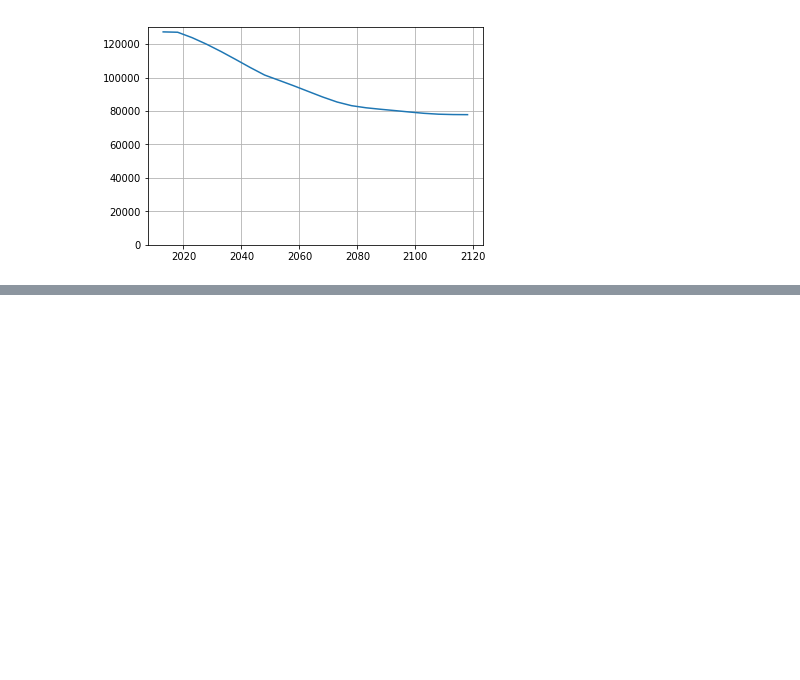
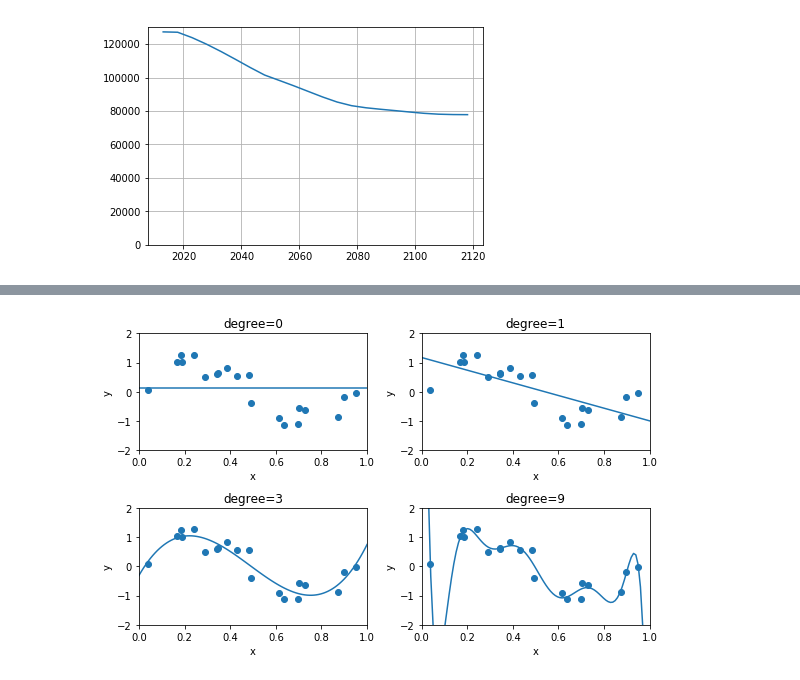
Before and after one commit to devkunii/knowledge, a Jupyter notebook: Python/12_Pythonとデータサイエンス/12_Pythonとデータサイエンス.ipynb, the cells around one changed output, grey strips where cells are left out. Saved outputs shown, nothing was run; the diff lists cells and outputs as text; code cells hidden in the pictures; blank space fills up the shorter version.

```diff
--- a/Python/12_Pythonとデータサイエンス/12_Pythonとデータサイエンス.ipynb
+++ b/Python/12_Pythonとデータサイエンス/12_Pythonとデータサイエンス.ipynb
@@ -338,0 +370,24 @@ plt.grid(True)
+# %%
+from sklearn.linear_model import LinearRegression
+from sklearn.preprocessing import PolynomialFeatures
+from sklearn.pipeline import make_pipeline
+
+# 2×2のグラフを描く準備をする
+fig, axs = plt.subplots(2, 2, figsize=(8, 5))
+
+# 次数0, 1, 3, 9について学習した結果を表示
+for ax, deg in zip(axs.ravel(), [0, 1, 3, 9]):
+    # パイプラインを作る
+    e = make_pipeline(PolynomialFeatures(deg), LinearRegression())
+    # 学習セットで学習をする
+    e.fit(x_train, y_train)
+    # 元のxを与えて予測
+    px = e.predict(x_orig[:, np.newaxis])
+    # 予測結果のグラフとテストデータの点を描画
+    ax.scatter(x_train, y_train)
+    ax.plot(x_orig, px)
+    ax.set(xlim=(0, 1), ylim=(-2, 2), ylabel='y', xlabel='x', title='degree={}'.format(deg))
+
+plt.tight_layout()
+# %% [output]
+[figure, added]
```
Also changed, not shown: parts of 15 cells of this notebook, 6 other files.
